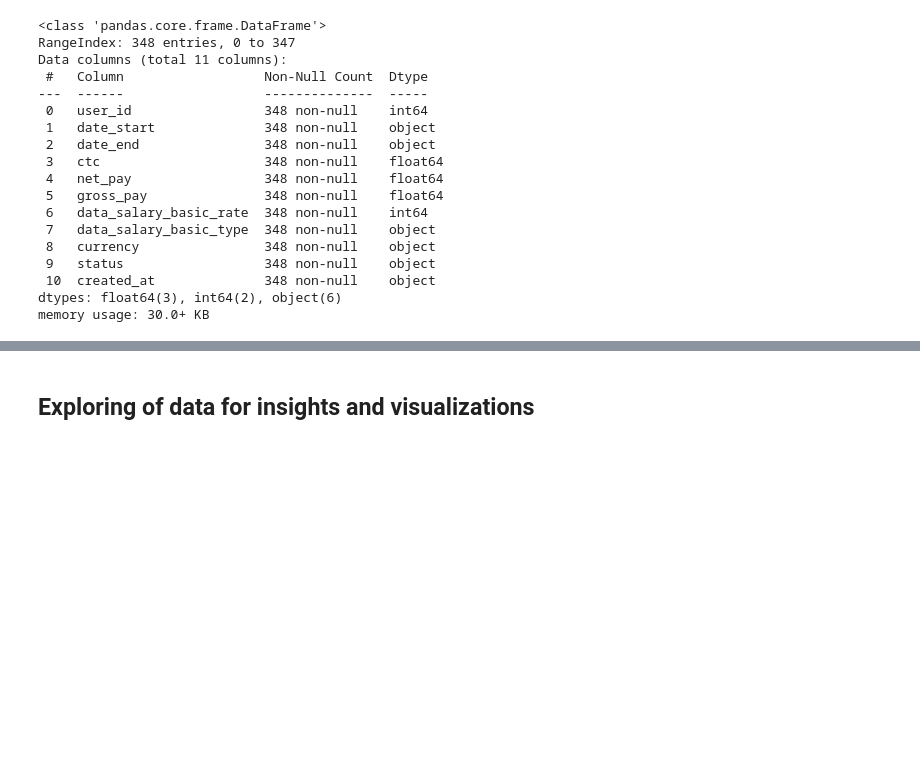
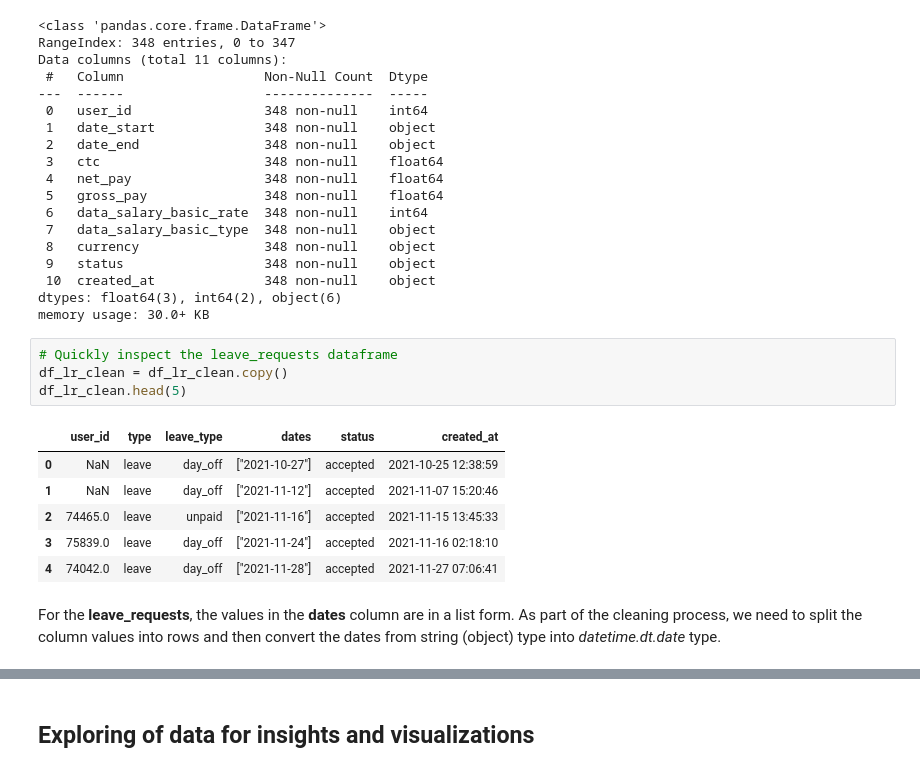
Before and after one commit to ebernardino01/DataAnalystPortfolio, a Jupyter notebook: Clockster/Clockster_Data_Analysis_Notebook.ipynb, the cells around one changed output, grey strips where cells are left out. Saved outputs shown, nothing was run; the diff lists cells and outputs as text; blank space fills up the shorter version.

```diff
--- a/Clockster/Clockster_Data_Analysis_Notebook.ipynb
+++ b/Clockster/Clockster_Data_Analysis_Notebook.ipynb
@@ -239,5 +239,18 @@ Data columns (total 11 columns):
  10  created_at              348 non-null    object
 dtypes: float64(3), int64(2), object(6)
 memory usage: 30.0+ KB
+# %%
+# Quickly inspect the leave_requests dataframe
+df_lr_clean = df_lr_clean.copy()
+df_lr_clean.head(5)
+# %% [output]
+|  | user_id | type | leave_type | dates | status | created_at |
+| 0 | NaN | leave | day_off | ["2021-10-27"] | accepted | 2021-10-25 12:38:59 |
+| 1 | NaN | leave | day_off | ["2021-11-12"] | accepted | 2021-11-07 15:20:46 |
+| 2 | 74465.0 | leave | unpaid | ["2021-11-16"] | accepted | 2021-11-15 13:45:33 |
+| 3 | 75839.0 | leave | day_off | ["2021-11-24"] | accepted | 2021-11-16 02:18:10 |
+| 4 | 74042.0 | leave | day_off | ["2021-11-28"] | accepted | 2021-11-27 07:06:41 |
+# %% [markdown]
+For the **leave_requests**, the values in the **dates** column are in a list form. As part of the cleaning process, we need to split the column values into rows and then convert the dates from string (object) type into *datetime.dt.date* type.
 # %%
 # Clean and transform leave_requests dataframe
```
Also changed, not shown: parts of 31 cells of this notebook.
